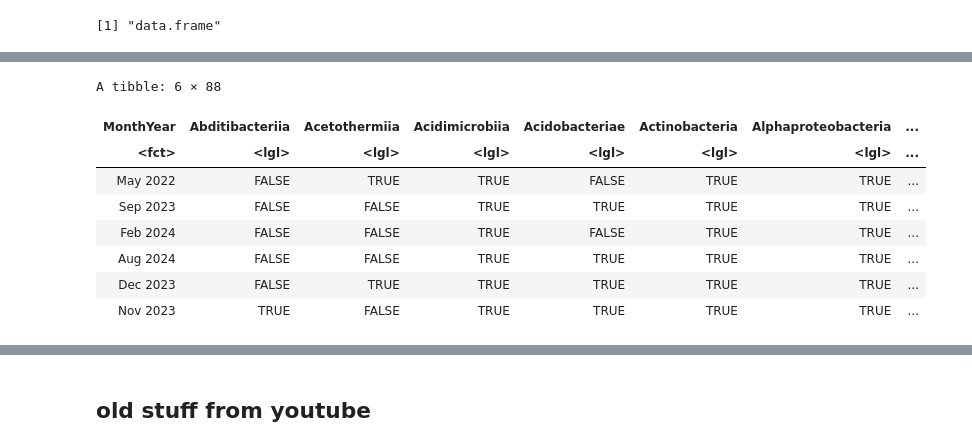
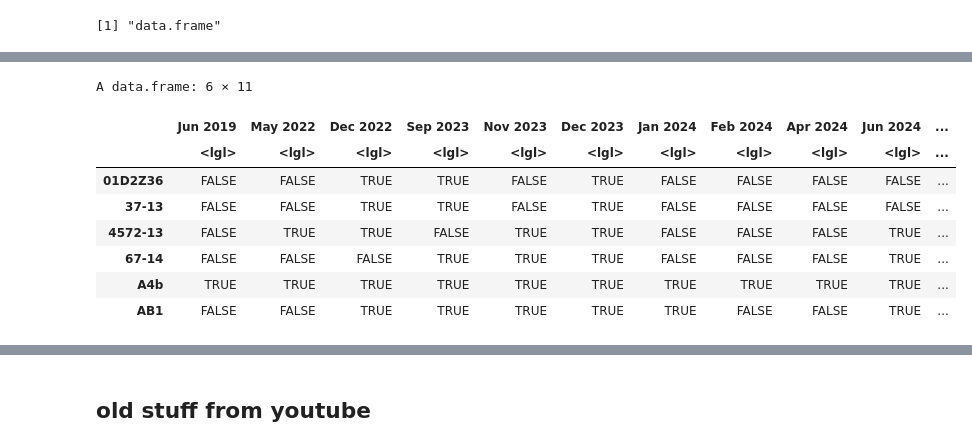
Before and after one commit to cdesouza02/BEL_16S_output, a Jupyter notebook: genefilter.ipynb, the cells around one changed output, grey strips where cells are left out. Drawn from its saved outputs; the diff is of its cells as text; code cells hidden in the pictures.

```diff
--- a/genefilter.ipynb
+++ b/genefilter.ipynb
@@ -347,8 +364,7 @@ A tibble: 6 × 17
 # %%
-#top 100 class
-
-top100_class <- compare_all %>%
+#all fam
+top500_fam <- compare_all %>%
   filter(PA == TRUE) %>%
-  count(Class, sort = TRUE) %>%
-  slice_head(n = 100) %>%
-  pull(Class)
+  count(Family, sort = TRUE) %>%
+  slice_head(n = 500) %>%
+  pull(Family)
@@ -450,0 +493,13 @@ theme_bw() +
+# %%
+monyr_fam <- compare_all %>%
+  filter(Family %in% top500_fam) %>%
+  select(MonthYear, Family, PA) %>%
+  group_by(MonthYear, Family) %>%
+  summarise(PA = any(PA), .groups = "drop") %>%
+  pivot_wider(
+    names_from = Family,
+    values_from = PA,
+    values_fill = FALSE
+  )
+
+head(monyr_fam)
@@ -451,23 +516,19 @@ theme_bw() +
 # %%
-monyr_c <- compare_all %>%
-  filter(Class %in% top100_class) %>%
-  select(MonthYear, Class, PA) %>%
-  group_by(MonthYear, Class) %>%
-  summarise(PA = any(PA), .groups = "drop") %>%
-  pivot_wider(
-    names_from = Class,
-    values_from = PA,
-    values_fill = FALSE
-  )
-
-head(monyr_c)
+# Move the first column to row names
+my_fam <- monyr_fam %>%
+  tibble::column_to_rownames(var = colnames(monyr_fam)[1])
+# Transpose the matrix/data frame to make columns easier to separate
+monyr_fam <- t(my_fam)
+#make it a dataframe
+monyr_fam <- as.data.frame(monyr_fam)
+head(monyr_fam)
 # %% [output]
-A tibble: 6 × 88
+A data.frame: 6 × 11
-| MonthYear | Abditibacteriia | Acetothermiia | Acidimicrobiia | Acidobacteriae | Actinobacteria | Alphaproteobacteria | ... |
-| <fct> | <lgl> | <lgl> | <lgl> | <lgl> | <lgl> | <lgl> | ... |
-| May 2022 | FALSE | TRUE | TRUE | FALSE | TRUE | TRUE | ... |
-| Sep 2023 | FALSE | FALSE | TRUE | TRUE | TRUE | TRUE | ... |
-| Feb 2024 | FALSE | FALSE | TRUE | FALSE | TRUE | TRUE | ... |
-| Aug 2024 | FALSE | FALSE | TRUE | TRUE | TRUE | TRUE | ... |
-| Dec 2023 | FALSE | TRUE | TRUE | TRUE | TRUE | TRUE | ... |
-| Nov 2023 | TRUE | FALSE | TRUE | TRUE | TRUE | TRUE | ... |
+|  | Jun 2019 | May 2022 | Dec 2022 | Sep 2023 | Nov 2023 | Dec 2023 | Jan 2024 | Feb 2024 | Apr 2024 | Jun 2024 | ... |
+|  | <lgl> | <lgl> | <lgl> | <lgl> | <lgl> | <lgl> | <lgl> | <lgl> | <lgl> | <lgl> | ... |
+| 01D2Z36 | FALSE | FALSE | TRUE | TRUE | FALSE | TRUE | FALSE | FALSE | FALSE | FALSE | ... |
+| 37-13 | FALSE | FALSE | TRUE | TRUE | FALSE | TRUE | FALSE | FALSE | FALSE | FALSE | ... |
+| 4572-13 | FALSE | TRUE | TRUE | FALSE | TRUE | TRUE | FALSE | FALSE | FALSE | TRUE | ... |
+| 67-14 | FALSE | FALSE | FALSE | TRUE | TRUE | TRUE | FALSE | FALSE | FALSE | TRUE | ... |
+| A4b | TRUE | TRUE | TRUE | TRUE | TRUE | TRUE | TRUE | TRUE | TRUE | TRUE | ... |
+| AB1 | FALSE | FALSE | TRUE | TRUE | TRUE | TRUE | TRUE | FALSE | FALSE | TRUE | ... |
```
Also changed, not shown: parts of 35 cells of this notebook.
